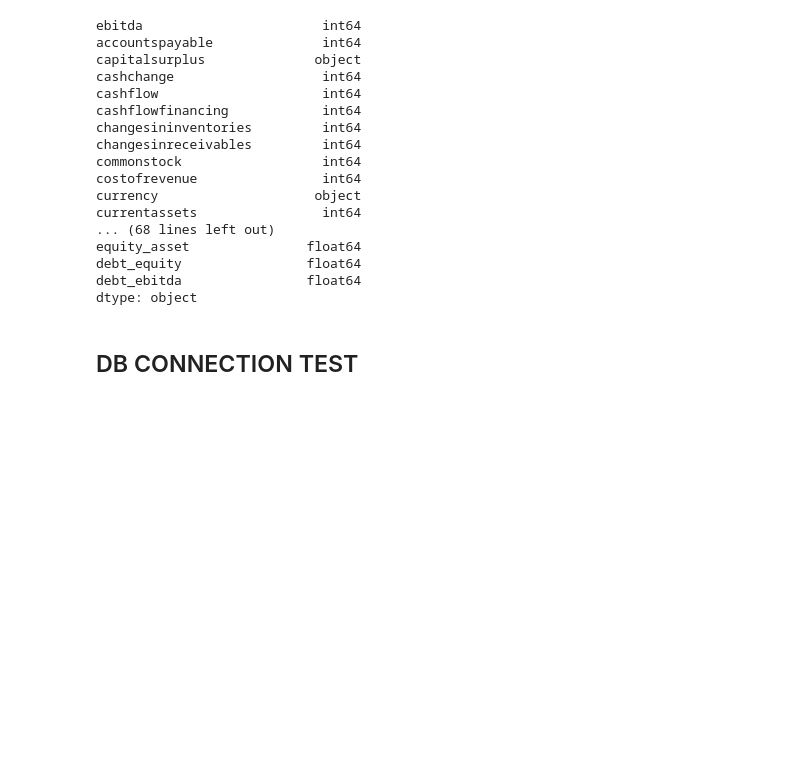
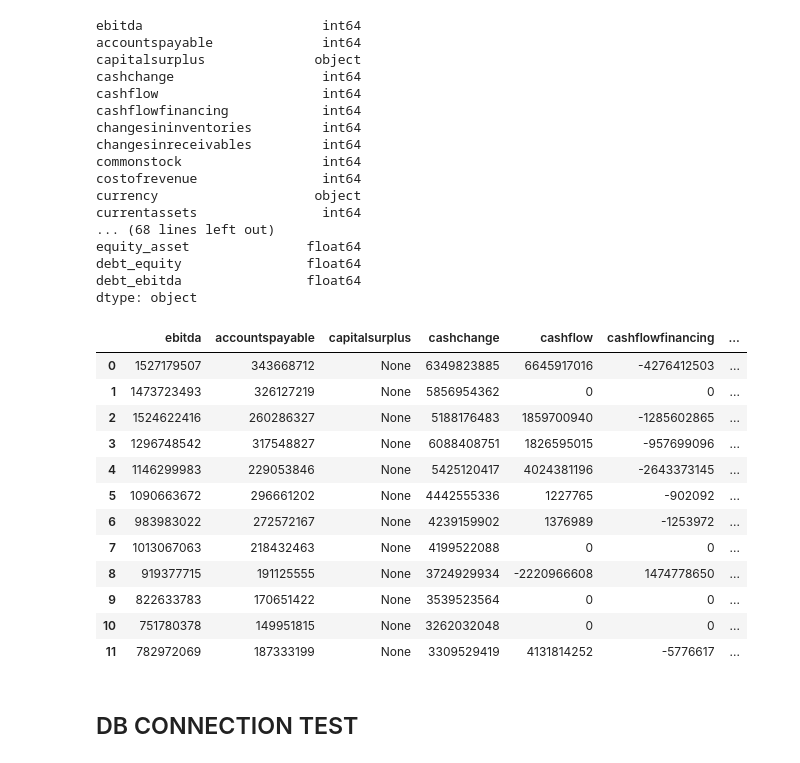
Before and after one commit to Michiel-DK/tracker, a Jupyter notebook: notebooks/try.ipynb, the cells around one changed output. Cells and saved outputs as stored; diff of their text form; code cells hidden in the pictures; blank space fills up the shorter version.

Commit message:
first version financials table

```diff
--- a/notebooks/try.ipynb
+++ b/notebooks/try.ipynb
@@ -64,6 +64,22 @@ equity_asset               float64
 debt_equity                float64
 debt_ebitda                float64
 dtype: object
+# %%
+full_table
+# %% [output]
+|  | ebitda | accountspayable | capitalsurplus | cashchange | cashflow | cashflowfinancing | ... |
+| 0 | 1527179507 | 343668712 | None | 6349823885 | 6645917016 | -4276412503 | ... |
+| 1 | 1473723493 | 326127219 | None | 5856954362 | 0 | 0 | ... |
+| 2 | 1524622416 | 260286327 | None | 5188176483 | 1859700940 | -1285602865 | ... |
+| 3 | 1296748542 | 317548827 | None | 6088408751 | 1826595015 | -957699096 | ... |
+| 4 | 1146299983 | 229053846 | None | 5425120417 | 4024381196 | -2643373145 | ... |
+| 5 | 1090663672 | 296661202 | None | 4442555336 | 1227765 | -902092 | ... |
+| 6 | 983983022 | 272572167 | None | 4239159902 | 1376989 | -1253972 | ... |
+| 7 | 1013067063 | 218432463 | None | 4199522088 | 0 | 0 | ... |
+| 8 | 919377715 | 191125555 | None | 3724929934 | -2220966608 | 1474778650 | ... |
+| 9 | 822633783 | 170651422 | None | 3539523564 | 0 | 0 | ... |
+| 10 | 751780378 | 149951815 | None | 3262032048 | 0 | 0 | ... |
+| 11 | 782972069 | 187333199 | None | 3309529419 | 4131814252 | -5776617 | ... |
 # %% [markdown]
 ## DB CONNECTION TEST
 # %%
```
Also changed, not shown: parts of 2 cells of this notebook, 1 other file.
